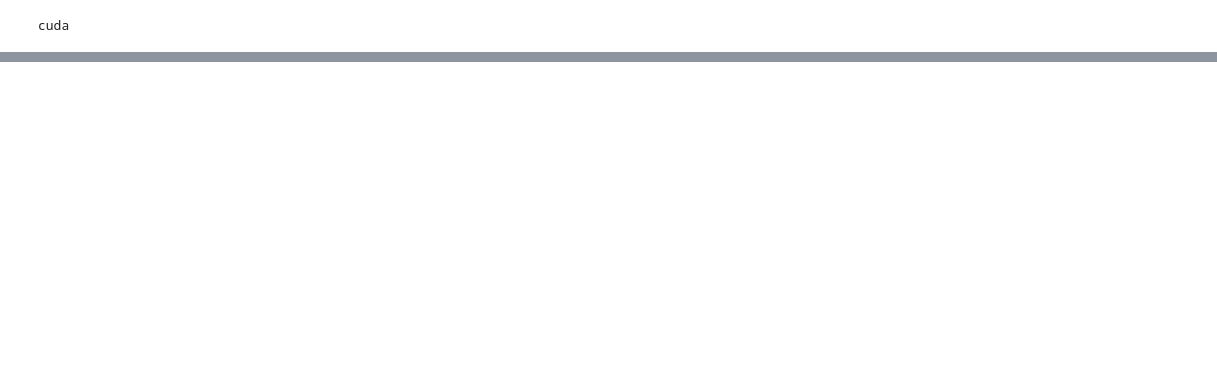
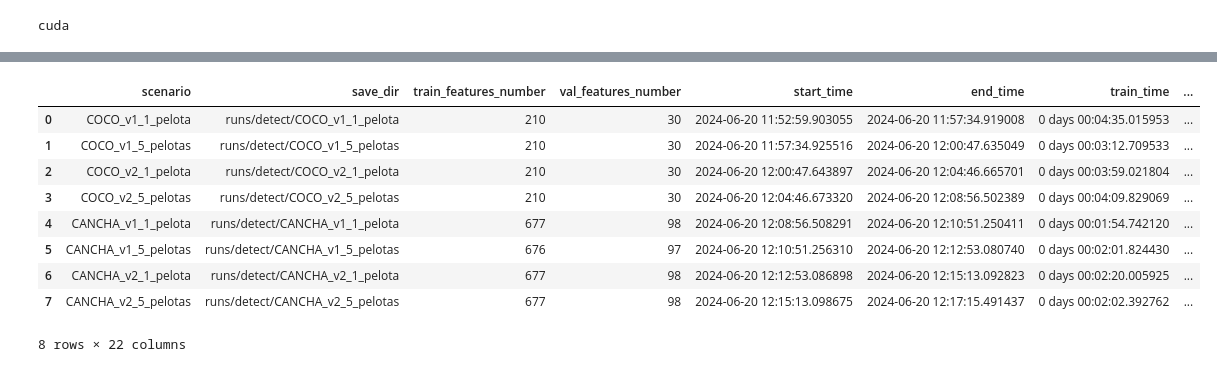
Before and after one commit to mottasilvia/UCU-DeepLearning-Project, a Jupyter notebook: Imágenes_Sintéticas.ipynb, the cells around one changed output, grey strips where cells are left out. Saved outputs shown, nothing was run; the diff lists cells and outputs as text; code cells hidden in the pictures; blank space fills up the shorter version.

```diff
--- a/Imágenes_Sintéticas.ipynb
+++ b/Imágenes_Sintéticas.ipynb
@@ -183,7 +184,7 @@ scenarios_to_train["CANCHA_v2_5_pelotas"] = {
     'imgsz': 640
 }
 
-functions_training.synthetic_trainings(scenarios_to_train, training_datasets_dir,training_results_dir, real_data_yaml_file=real_data_yaml_file)
+results_by_train = functions_training.synthetic_trainings(scenarios_to_train, training_datasets_dir,training_results_dir, real_data_yaml_file=real_data_yaml_file)
 
 print("resultados en " + training_results_dir)
 # %% [output]
@@ -284,0 +321,13 @@ resultados en UCU-DeepLearning-Project/synthetic_images/trainings_results/
+# %%
+results_by_train
+# %% [output]
+|  | scenario | save_dir | train_features_number | val_features_number | start_time | end_time | train_time | ... |
+| 0 | COCO_v1_1_pelota | runs/detect/COCO_v1_1_pelota | 210 | 30 | 2024-06-20 11:52:59.903055 | 2024-06-20 11:57:34.919008 | 0 days 00:04:35.015953 | ... |
+| 1 | COCO_v1_5_pelotas | runs/detect/COCO_v1_5_pelotas | 210 | 30 | 2024-06-20 11:57:34.925516 | 2024-06-20 12:00:47.635049 | 0 days 00:03:12.709533 | ... |
+| 2 | COCO_v2_1_pelota | runs/detect/COCO_v2_1_pelota | 210 | 30 | 2024-06-20 12:00:47.643897 | 2024-06-20 12:04:46.665701 | 0 days 00:03:59.021804 | ... |
+| 3 | COCO_v2_5_pelotas | runs/detect/COCO_v2_5_pelotas | 210 | 30 | 2024-06-20 12:04:46.673320 | 2024-06-20 12:08:56.502389 | 0 days 00:04:09.829069 | ... |
+| 4 | CANCHA_v1_1_pelota | runs/detect/CANCHA_v1_1_pelota | 677 | 98 | 2024-06-20 12:08:56.508291 | 2024-06-20 12:10:51.250411 | 0 days 00:01:54.742120 | ... |
+| 5 | CANCHA_v1_5_pelotas | runs/detect/CANCHA_v1_5_pelotas | 676 | 97 | 2024-06-20 12:10:51.256310 | 2024-06-20 12:12:53.080740 | 0 days 00:02:01.824430 | ... |
+| 6 | CANCHA_v2_1_pelota | runs/detect/CANCHA_v2_1_pelota | 677 | 98 | 2024-06-20 12:12:53.086898 | 2024-06-20 12:15:13.092823 | 0 days 00:02:20.005925 | ... |
+| 7 | CANCHA_v2_5_pelotas | runs/detect/CANCHA_v2_5_pelotas | 677 | 98 | 2024-06-20 12:15:13.098675 | 2024-06-20 12:17:15.491437 | 0 days 00:02:02.392762 | ... |
+8 rows × 22 columns
```
Also changed, not shown: parts of 5 cells of this notebook.
